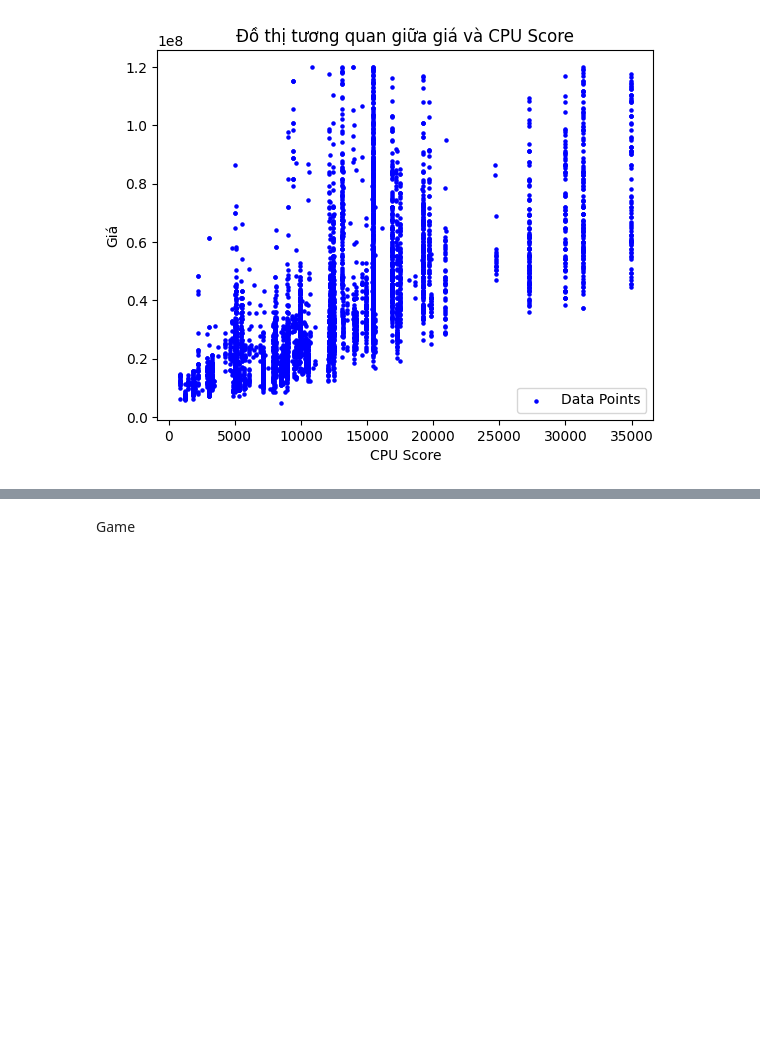
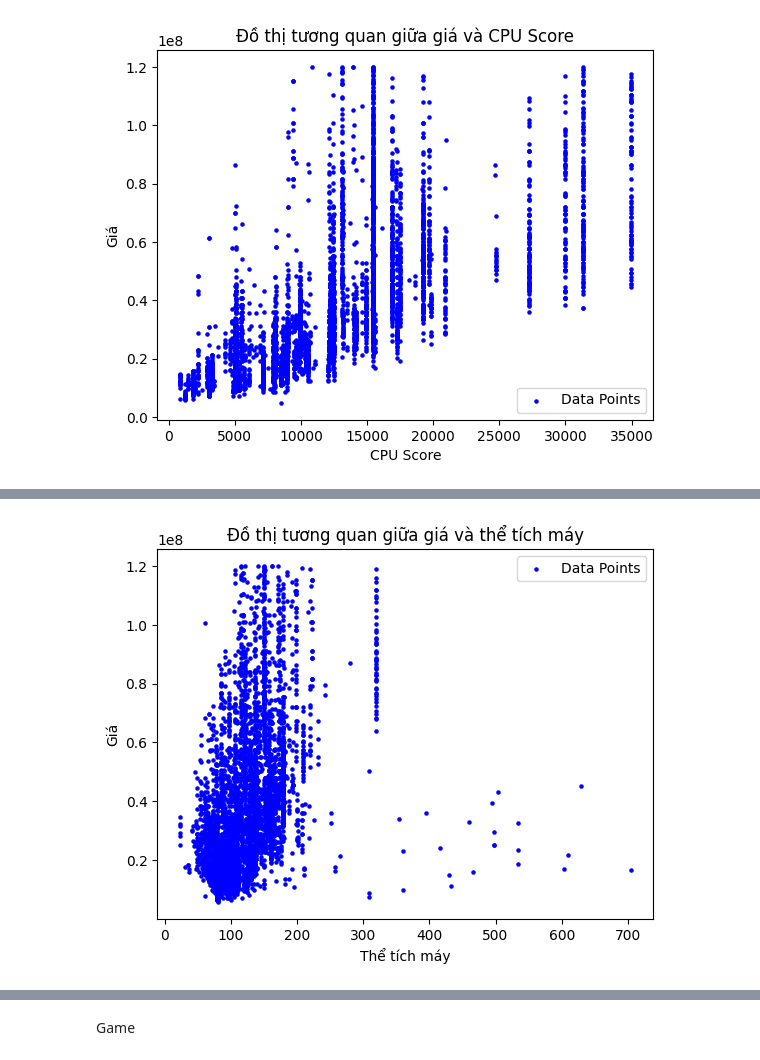
Before and after one commit to leduyanhminer/NMKHDL_Nhom27, a Jupyter notebook: EDA.ipynb, the cells around one changed output, grey strips where cells are left out. Cells and saved outputs as stored; diff of their text form; code cells hidden in the pictures; blank space fills up the shorter version.

```diff
--- a/EDA.ipynb
+++ b/EDA.ipynb
@@ -288,0 +317,20 @@ plt.show()
+# %%
+# Assuming df is your DataFrame
+col1 = train_df['Size (length x width x height)']  # Replace 'Column1' with the actual name of your first column
+col2 = train_df['Price']  # Replace 'Column2' with the actual name of your second column
+
+# Plot scatter plot
+plt.scatter(col1, col2, marker='o', color='blue', label='Data Points', s = 5)
+
+# Add labels and title
+plt.xlabel('Thể tích máy')
+plt.ylabel('Giá')
+plt.title('Đồ thị tương quan giữa giá và thể tích máy')
+
+# Add a legend if needed
+plt.legend()
+
+# Show the plot
+plt.show()
+# %% [output]
+[figure, added]
```
Also changed, not shown: parts of 7 cells of this notebook.
